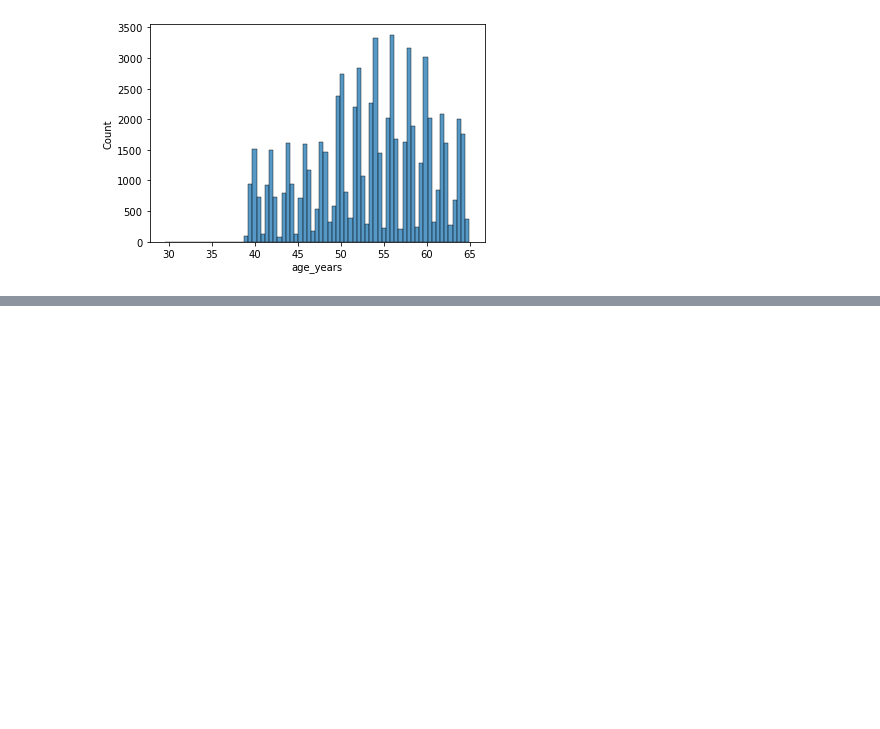
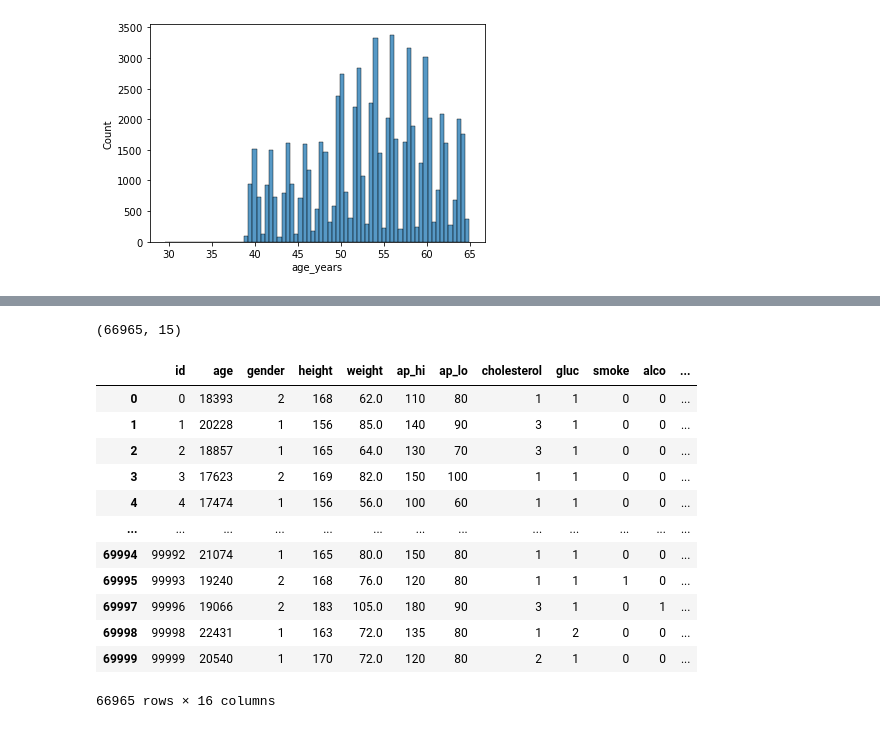
Before and after one commit to Lelelass/Machine-learning-Lassarade, a Jupyter notebook: labb_1/2-0-0.ipynb, the cells around one changed output, grey strips where cells are left out. Saved outputs shown, nothing was run; the diff lists cells and outputs as text; code cells hidden in the pictures; blank space fills up the shorter version.

```diff
--- a/labb_1/2-0-0.ipynb
+++ b/labb_1/2-0-0.ipynb
@@ -90,0 +104,3 @@ sns.histplot(x = df_cardio['age_years'])
+# %%
+#BMI = kg/m2
+df_cardio['BMI'] = df_cardio.apply(lambda row : row.weight / (row.height /100)**2, axis =1)
@@ -90,0 +119,36 @@ sns.histplot(x = df_cardio['age_years'])
+# %%
+df_cardio.drop(df_cardio.query('BMI > 40 or BMI <12').index, axis=0, inplace = True)
+df_cardio.shape
+# %% [output]
+(66965, 15)
+# %%
+#BMI = kg/m2
+#bmi_intervals = {"underweight": (0,18.4), "normal" :(18.5,24.9), "over":(25,29.9), "obese":(30)}
+
+def bmi_cat(bmi):
+    if bmi <18.5:
+        cat = 1
+    elif 18.5 <= bmi < 25:
+        cat = 2
+    elif 25 <= bmi < 30:
+        cat = 3
+    else:
+        cat = 4
+    return cat
+
+df_cardio['BMI_cat'] = df_cardio.apply(lambda row : bmi_cat(row.BMI), axis = 1)
+df_cardio
+# %% [output]
+|  | id | age | gender | height | weight | ap_hi | ap_lo | cholesterol | gluc | smoke | alco | ... |
+| 0 | 0 | 18393 | 2 | 168 | 62.0 | 110 | 80 | 1 | 1 | 0 | 0 | ... |
+| 1 | 1 | 20228 | 1 | 156 | 85.0 | 140 | 90 | 3 | 1 | 0 | 0 | ... |
+| 2 | 2 | 18857 | 1 | 165 | 64.0 | 130 | 70 | 3 | 1 | 0 | 0 | ... |
+| 3 | 3 | 17623 | 2 | 169 | 82.0 | 150 | 100 | 1 | 1 | 0 | 0 | ... |
+| 4 | 4 | 17474 | 1 | 156 | 56.0 | 100 | 60 | 1 | 1 | 0 | 0 | ... |
+| ... | ... | ... | ... | ... | ... | ... | ... | ... | ... | ... | ... | ... |
+| 69994 | 99992 | 21074 | 1 | 165 | 80.0 | 150 | 80 | 1 | 1 | 0 | 0 | ... |
+| 69995 | 99993 | 19240 | 2 | 168 | 76.0 | 120 | 80 | 1 | 1 | 1 | 0 | ... |
+| 69997 | 99996 | 19066 | 2 | 183 | 105.0 | 180 | 90 | 3 | 1 | 0 | 1 | ... |
+| 69998 | 99998 | 22431 | 1 | 163 | 72.0 | 135 | 80 | 1 | 2 | 0 | 0 | ... |
+| 69999 | 99999 | 20540 | 1 | 170 | 72.0 | 120 | 80 | 2 | 1 | 0 | 0 | ... |
+66965 rows × 16 columns
```
Also changed, not shown: parts of 3 cells of this notebook.
